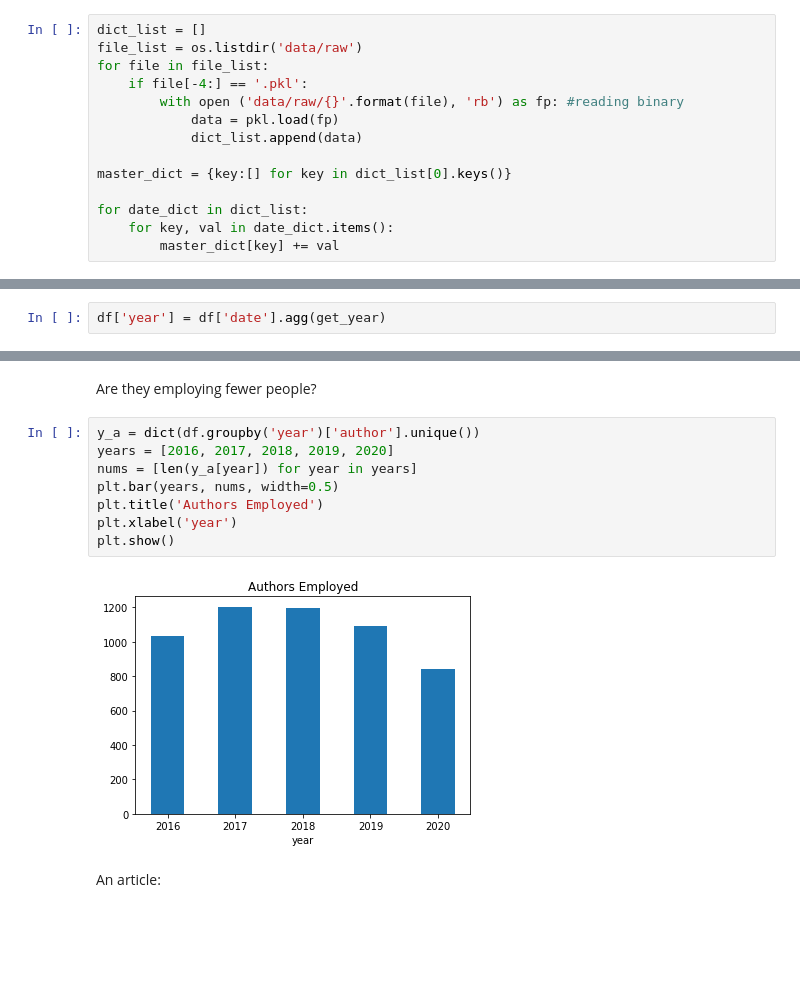
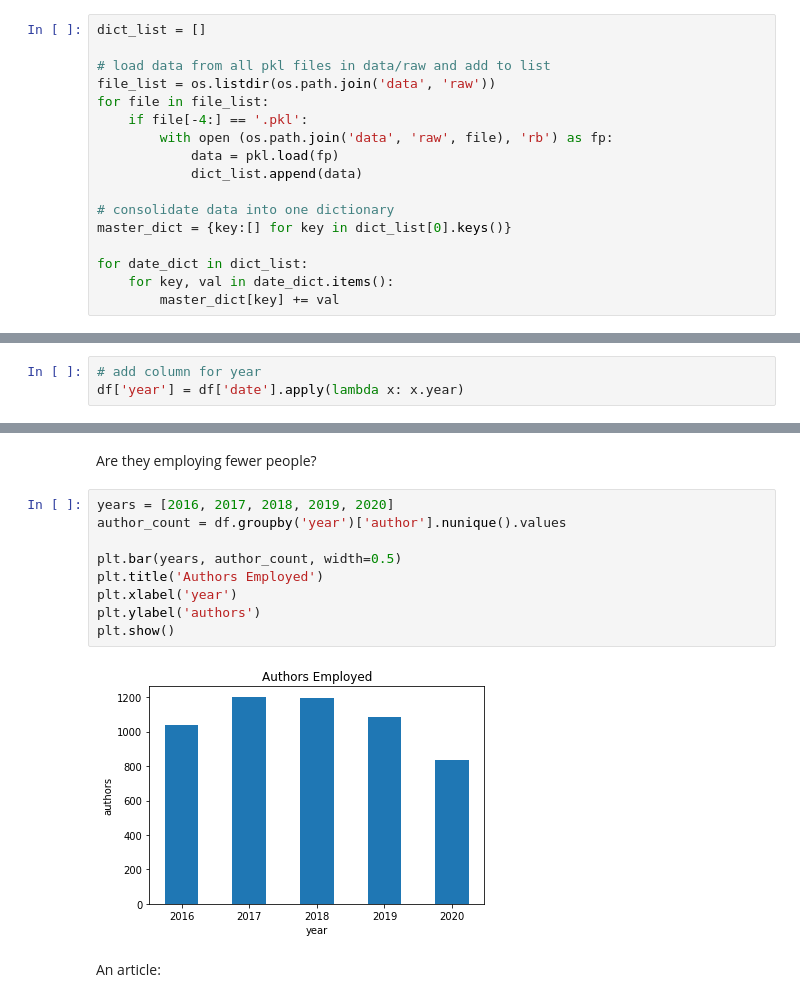
Before and after one commit to MNyikos/atlantic-analysis, a Jupyter notebook: 2.0_atlantic_eda_cleaning.ipynb, the cells around one changed output, grey strips where cells are left out. Cells and saved outputs as stored; diff of their text form; blank space fills up the shorter version.

```diff
--- a/2.0_atlantic_eda_cleaning.ipynb
+++ b/2.0_atlantic_eda_cleaning.ipynb
@@ -47,12 +31,15 @@ Loading pkl files and creating a DataFrame
 # %%
 dict_list = []
-file_list = os.listdir('data/raw')
+
+# load data from all pkl files in data/raw and add to list
+file_list = os.listdir(os.path.join('data', 'raw'))
 for file in file_list:
     if file[-4:] == '.pkl':
-        with open ('data/raw/{}'.format(file), 'rb') as fp: #reading binary
+        with open (os.path.join('data', 'raw', file), 'rb') as fp:
             data = pkl.load(fp)
             dict_list.append(data)
 
+# consolidate data into one dictionary
 master_dict = {key:[] for key in dict_list[0].keys()}
 
 for date_dict in dict_list:
@@ -63,5 +50,3 @@ df = pd.DataFrame(master_dict)
 df.shape
 # %% [output]
 (29990, 9)
-# %%
-df['year'] = df['date'].agg(get_year)
@@ -136,4 +120,7 @@ plt.show()
 [figure]
 # %% [markdown]
 Top categories by year...
+# %%
+# add column for year
+df['year'] = df['date'].apply(lambda x: x.year)
 # %%
@@ -250,15 +281,16 @@ plt.show()
 # %% [markdown]
 Are they employing fewer people?
 # %%
-y_a = dict(df.groupby('year')['author'].unique())
 years = [2016, 2017, 2018, 2019, 2020]
-nums = [len(y_a[year]) for year in years]
-plt.bar(years, nums, width=0.5)
+author_count = df.groupby('year')['author'].nunique().values
+
+plt.bar(years, author_count, width=0.5)
 plt.title('Authors Employed')
 plt.xlabel('year')
+plt.ylabel('authors')
 plt.show()
 # %% [output]
-[figure, old version]
+[figure, new version]
 # %% [markdown]
 An article:
 # %%
```
Also changed, not shown: parts of 25 cells of this notebook, 3 other files.
